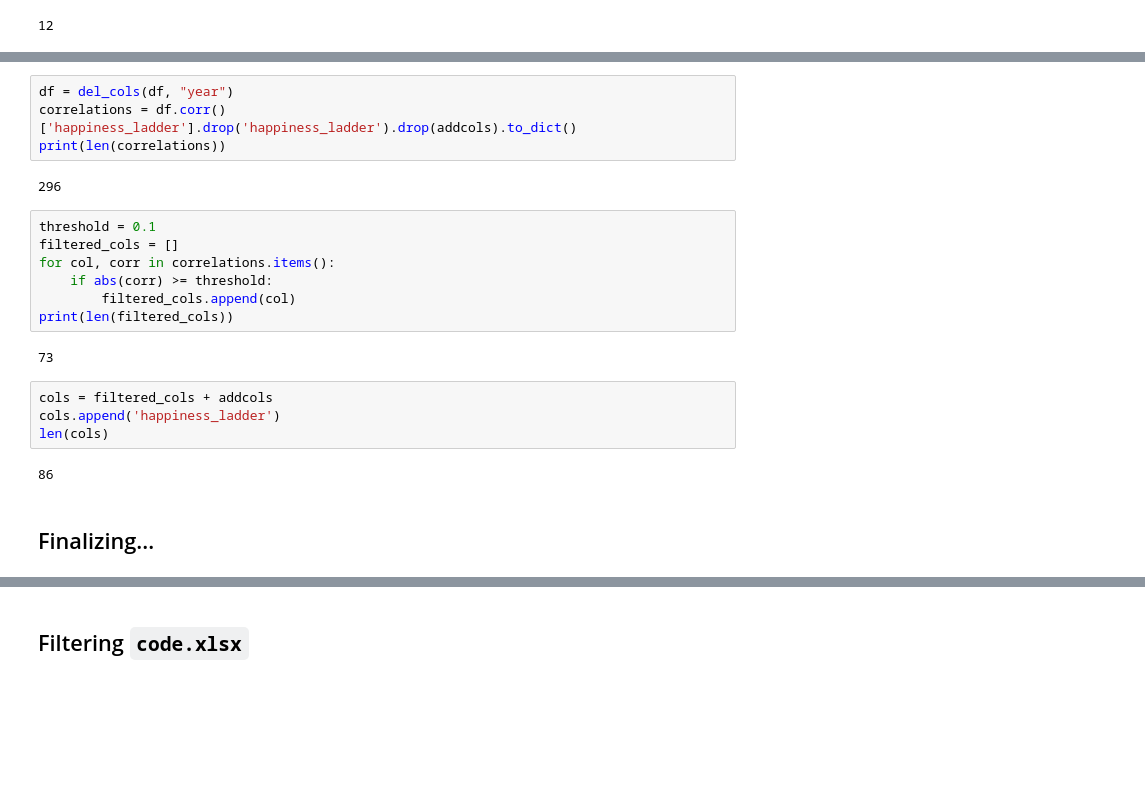
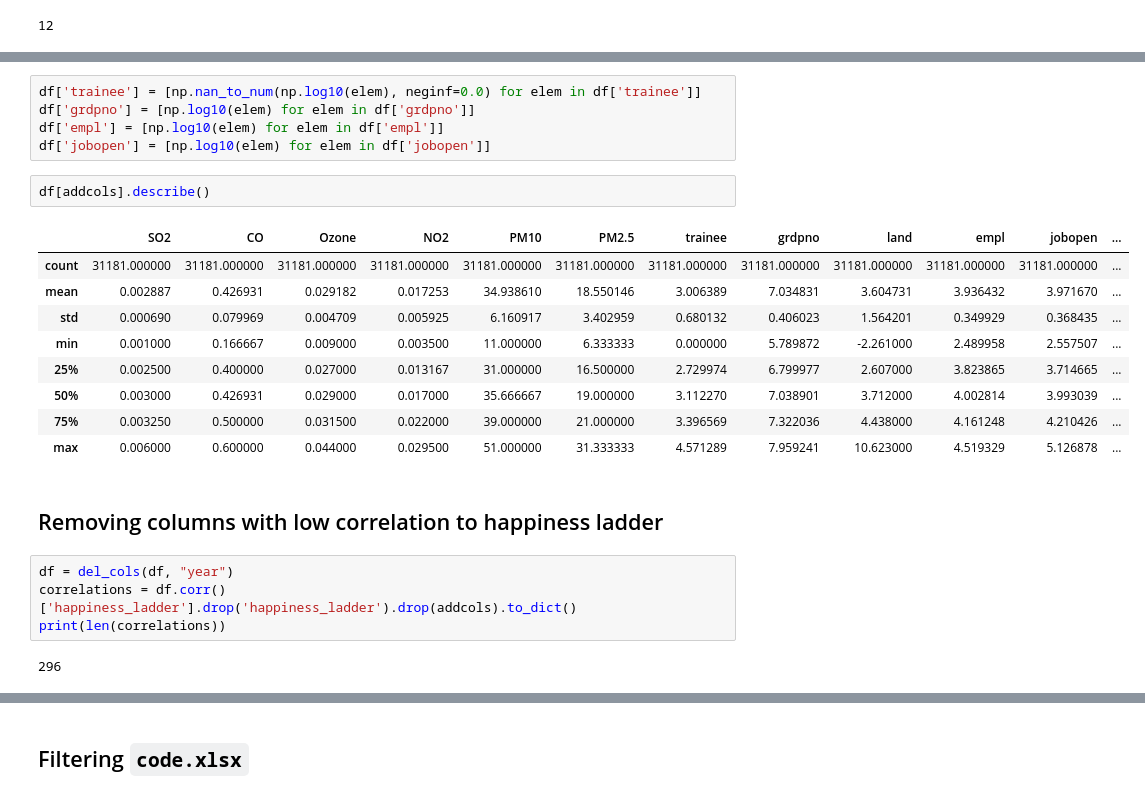
Before and after one commit to bramyeon/happy-korea, a Jupyter notebook: preprocessing.ipynb, the cells around one changed output, grey strips where cells are left out. Drawn from its saved outputs; the diff is of its cells as text; blank space fills up the shorter version.

```diff
--- a/preprocessing.ipynb
+++ b/preprocessing.ipynb
@@ -661,23 +673,25 @@ len(addcols)
+# %%
+df['trainee'] = [np.nan_to_num(np.log10(elem), neginf=0.0) for elem in df['trainee']]
+df['grdpno'] = [np.log10(elem) for elem in df['grdpno']]
+df['empl'] = [np.log10(elem) for elem in df['empl']]
+df['jobopen'] = [np.log10(elem) for elem in df['jobopen']]
+# %%
+df[addcols].describe()
+# %% [output]
+|  | SO2 | CO | Ozone | NO2 | PM10 | PM2.5 | trainee | grdpno | land | empl | jobopen | ... |
+| count | 31181.000000 | 31181.000000 | 31181.000000 | 31181.000000 | 31181.000000 | 31181.000000 | 31181.000000 | 31181.000000 | 31181.000000 | 31181.000000 | 31181.000000 | ... |
+| mean | 0.002887 | 0.426931 | 0.029182 | 0.017253 | 34.938610 | 18.550146 | 3.006389 | 7.034831 | 3.604731 | 3.936432 | 3.971670 | ... |
+| std | 0.000690 | 0.079969 | 0.004709 | 0.005925 | 6.160917 | 3.402959 | 0.680132 | 0.406023 | 1.564201 | 0.349929 | 0.368435 | ... |
+| min | 0.001000 | 0.166667 | 0.009000 | 0.003500 | 11.000000 | 6.333333 | 0.000000 | 5.789872 | -2.261000 | 2.489958 | 2.557507 | ... |
+| 25% | 0.002500 | 0.400000 | 0.027000 | 0.013167 | 31.000000 | 16.500000 | 2.729974 | 6.799977 | 2.607000 | 3.823865 | 3.714665 | ... |
+| 50% | 0.003000 | 0.426931 | 0.029000 | 0.017000 | 35.666667 | 19.000000 | 3.112270 | 7.038901 | 3.712000 | 4.002814 | 3.993039 | ... |
+| 75% | 0.003250 | 0.500000 | 0.031500 | 0.022000 | 39.000000 | 21.000000 | 3.396569 | 7.322036 | 4.438000 | 4.161248 | 4.210426 | ... |
+| max | 0.006000 | 0.600000 | 0.044000 | 0.029500 | 51.000000 | 31.333333 | 4.571289 | 7.959241 | 10.623000 | 4.519329 | 5.126878 | ... |
+# %% [markdown]
+## Removing columns with low correlation to happiness ladder
 # %%
 df = del_cols(df, "year")
 correlations = df.corr()['happiness_ladder'].drop('happiness_ladder').drop(addcols).to_dict()
 print(len(correlations))
 # %% [output]
 296
-# %%
-threshold = 0.1
-filtered_cols = []
-for col, corr in correlations.items():
-    if abs(corr) >= threshold:
-        filtered_cols.append(col)
-print(len(filtered_cols))
-# %% [output]
-73
-# %%
-cols = filtered_cols + addcols
-cols.append('happiness_ladder')
-len(cols)
-# %% [output]
-86
-# %% [markdown]
-## Finalizing...
```
Also changed, not shown: parts of 12 cells of this notebook, 2 other files.
